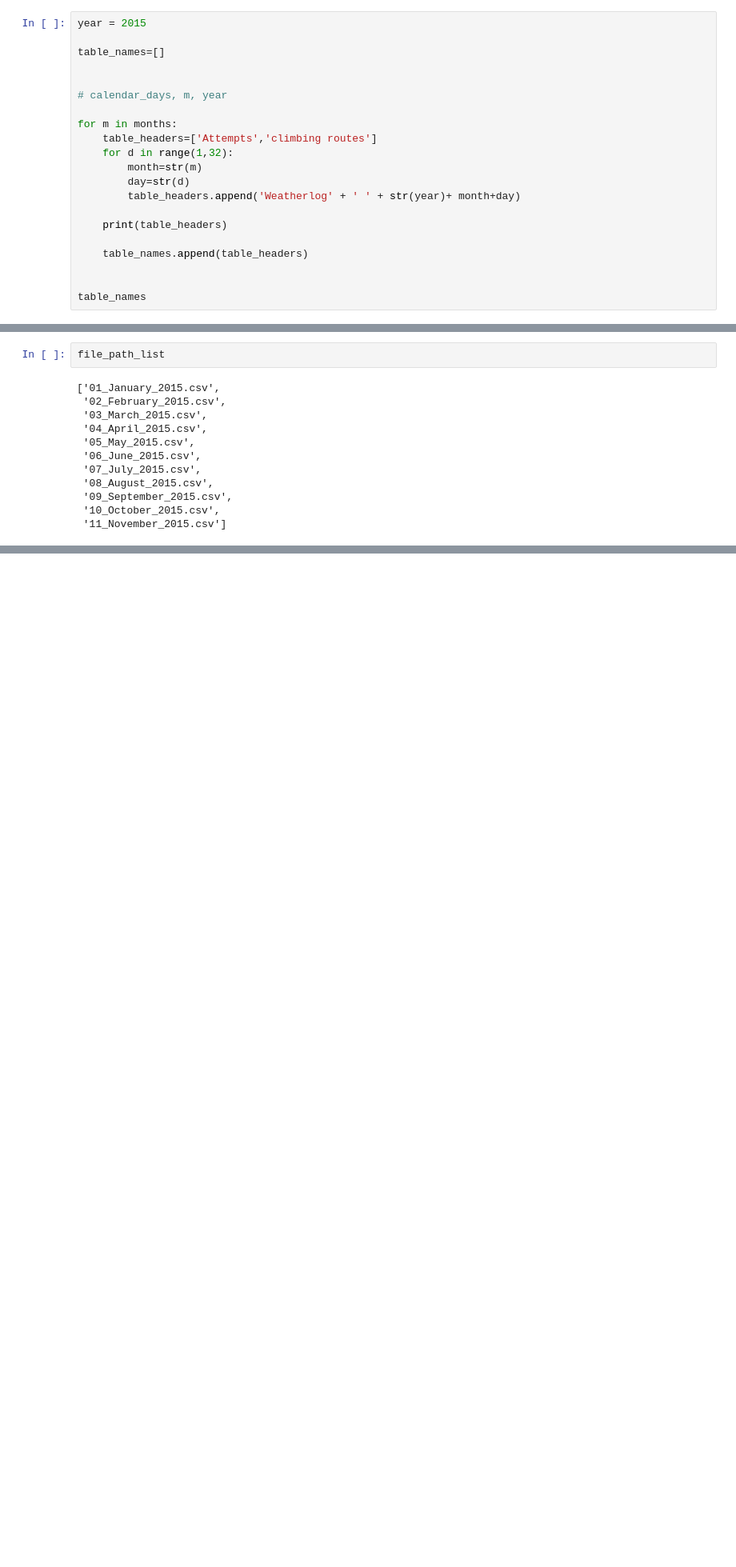
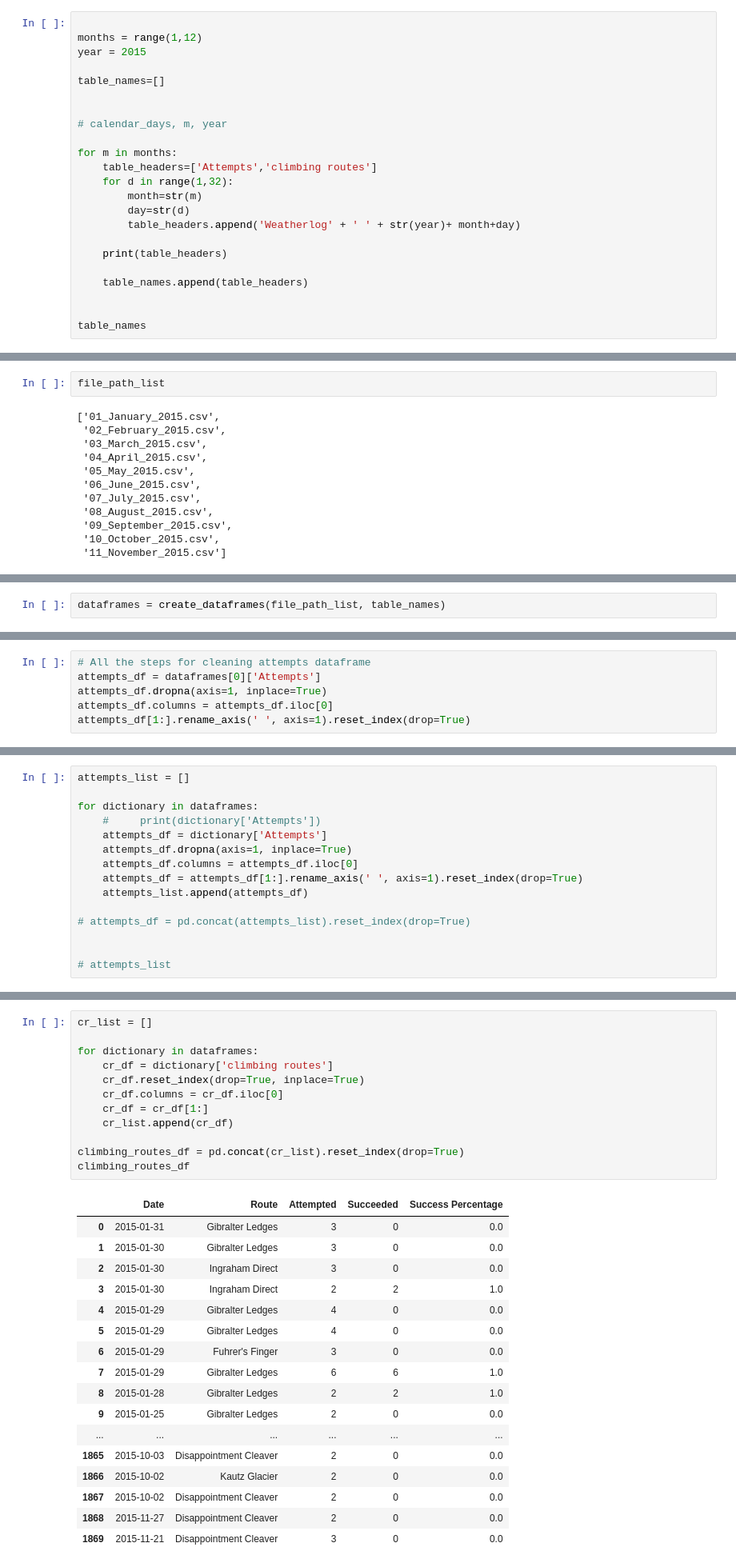
Before and after one commit to SaraPena/mount_rainier, a Jupyter notebook: study_hall_07_04_21.ipynb, the cells around one changed output, grey strips where cells are left out. Shown at 80% size. Drawn from its saved outputs; the diff is of its cells as text; blank space fills up the shorter version.

```diff
--- a/study_hall_07_04_21.ipynb
+++ b/study_hall_07_04_21.ipynb
@@ -260,6 +292,8 @@ for m in months:
 
 ['Weatherlog 20151101', 'Weatherlog 20151102', 'Weatherlog 20151103', 'Weatherlog 20151104', 'Weatherlog 20151105', 'Weatherlog 20151106', 'Weatherlog 20151107', 'Weatherlog 20151108', 'Weatherlog 201 ...
 # %%
+
+months = range(1,12)
 year = 2015
 
 table_names=[]
@@ -439,0 +426,2 @@ pandas.core.frame.DataFrame
+# %%
+dataframes = create_dataframes(file_path_list, table_names)
@@ -439,0 +493,6 @@ pandas.core.frame.DataFrame
+# %%
+# All the steps for cleaning attempts dataframe
+attempts_df = dataframes[0]['Attempts']
+attempts_df.dropna(axis=1, inplace=True)
+attempts_df.columns = attempts_df.iloc[0]
+attempts_df[1:].rename_axis(' ', axis=1).reset_index(drop=True)
@@ -439,0 +533,15 @@ pandas.core.frame.DataFrame
+# %%
+attempts_list = []
+
+for dictionary in dataframes:
+    #     print(dictionary['Attempts'])
+    attempts_df = dictionary['Attempts']
+    attempts_df.dropna(axis=1, inplace=True)
+    attempts_df.columns = attempts_df.iloc[0]
+    attempts_df = attempts_df[1:].rename_axis(' ', axis=1).reset_index(drop=True)
+    attempts_list.append(attempts_df)
+
+# attempts_df = pd.concat(attempts_list).reset_index(drop=True)
+
+
+# attempts_list
@@ -439,0 +637,30 @@ pandas.core.frame.DataFrame
+# %%
+cr_list = []
+
+for dictionary in dataframes:
+    cr_df = dictionary['climbing routes']
+    cr_df.reset_index(drop=True, inplace=True)
+    cr_df.columns = cr_df.iloc[0]
+    cr_df = cr_df[1:]
+    cr_list.append(cr_df)
+
+climbing_routes_df = pd.concat(cr_list).reset_index(drop=True)
+climbing_routes_df
+# %% [output]
+|  | Date | Route | Attempted | Succeeded | Success Percentage |
+| 0 | 2015-01-31 | Gibralter Ledges | 3 | 0 | 0.0 |
+| 1 | 2015-01-30 | Gibralter Ledges | 3 | 0 | 0.0 |
+| 2 | 2015-01-30 | Ingraham Direct | 3 | 0 | 0.0 |
+| 3 | 2015-01-30 | Ingraham Direct | 2 | 2 | 1.0 |
+| 4 | 2015-01-29 | Gibralter Ledges | 4 | 0 | 0.0 |
+| 5 | 2015-01-29 | Gibralter Ledges | 4 | 0 | 0.0 |
+| 6 | 2015-01-29 | Fuhrer's Finger | 3 | 0 | 0.0 |
+| 7 | 2015-01-29 | Gibralter Ledges | 6 | 6 | 1.0 |
+| 8 | 2015-01-28 | Gibralter Ledges | 2 | 2 | 1.0 |
+| 9 | 2015-01-25 | Gibralter Ledges | 2 | 0 | 0.0 |
+| ... | ... | ... | ... | ... | ... |
+| 1865 | 2015-10-03 | Disappointment Cleaver | 2 | 0 | 0.0 |
+| 1866 | 2015-10-02 | Kautz Glacier | 2 | 0 | 0.0 |
+| 1867 | 2015-10-02 | Disappointment Cleaver | 2 | 0 | 0.0 |
+| 1868 | 2015-11-27 | Disappointment Cleaver | 2 | 0 | 0.0 |
+| 1869 | 2015-11-21 | Disappointment Cleaver | 3 | 0 | 0.0 |
```
Also changed, not shown: parts of 48 cells of this notebook.
